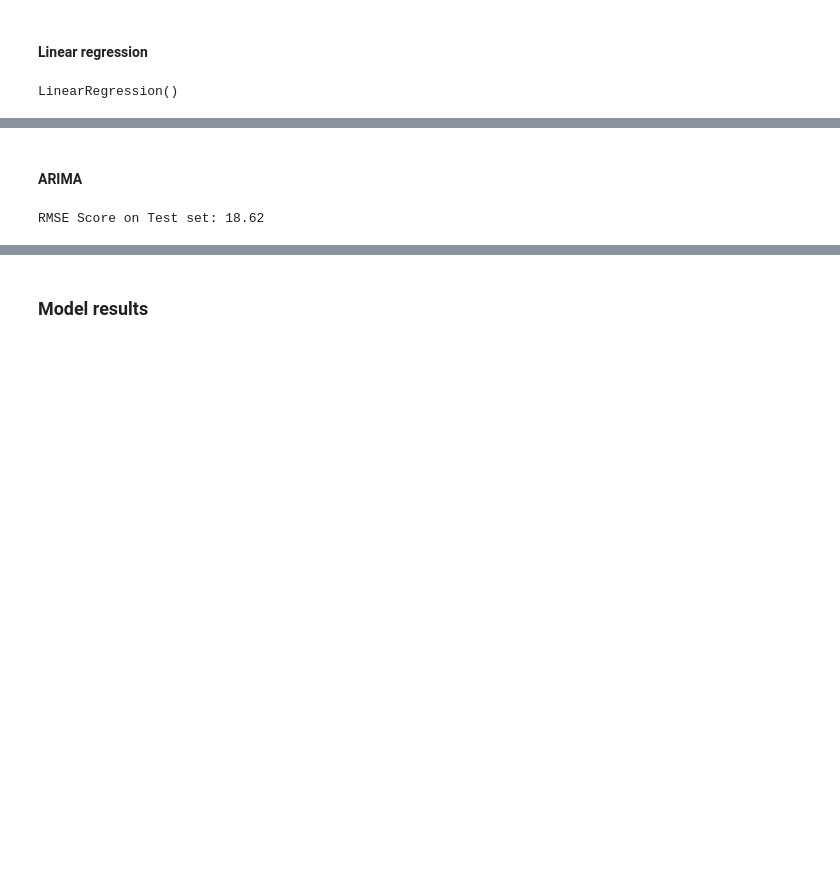
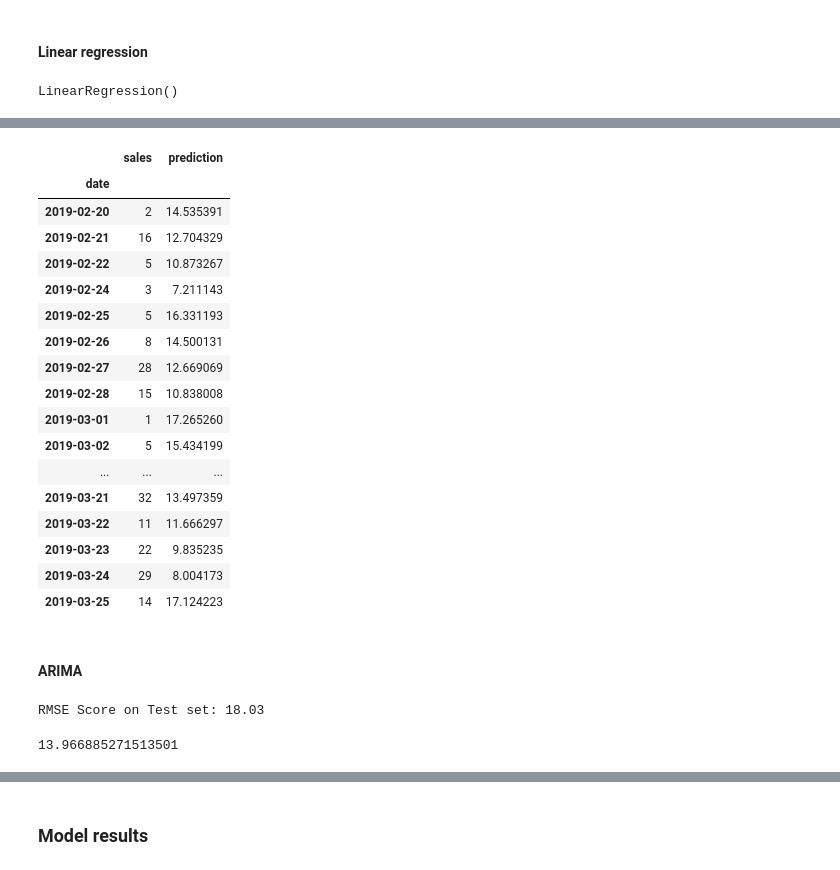
Before and after one commit to vaibhav0502/dim_tech_assignmrnt, a Jupyter notebook: Sales.ipynb, the cells around one changed output, grey strips where cells are left out. Saved outputs shown, nothing was run; the diff lists cells and outputs as text; code cells hidden in the pictures; blank space fills up the shorter version.

```diff
--- a/Sales.ipynb
+++ b/Sales.ipynb
@@ -197,3 +179,24 @@ RMSE Score on Test set: 23.63
+# %%
+test[['sales', 'prediction']]
+# %% [output]
+|  | sales | prediction |
+| date |  |  |
+| 2019-02-20 | 2 | 14.535391 |
+| 2019-02-21 | 16 | 12.704329 |
+| 2019-02-22 | 5 | 10.873267 |
+| 2019-02-24 | 3 | 7.211143 |
+| 2019-02-25 | 5 | 16.331193 |
+| 2019-02-26 | 8 | 14.500131 |
+| 2019-02-27 | 28 | 12.669069 |
+| 2019-02-28 | 15 | 10.838008 |
+| 2019-03-01 | 1 | 17.265260 |
+| 2019-03-02 | 5 | 15.434199 |
+| ... | ... | ... |
+| 2019-03-21 | 32 | 13.497359 |
+| 2019-03-22 | 11 | 11.666297 |
+| 2019-03-23 | 22 | 9.835235 |
+| 2019-03-24 | 29 | 8.004173 |
+| 2019-03-25 | 14 | 17.124223 |
 # %% [markdown]
 #### ARIMA
 # %%
@@ -207,6 +210,9 @@ model_fit = model.fit()
 # test
 predict_test = model_fit.predict(start=len(train)+1, end=len(data))
 arima_score = np.sqrt(mean_squared_error(test['sales'], predict_test))
+mae_arima_score = mean_absolute_error(test['sales'], predict_test)
 print(f'RMSE Score on Test set: {arima_score:0.2f}')
+mae_arima_score
 # %% [output]
-RMSE Score on Test set: 18.62
+RMSE Score on Test set: 18.03
+13.966885271513501
```
Also changed, not shown: parts of 14 cells of this notebook, 1 other file.
